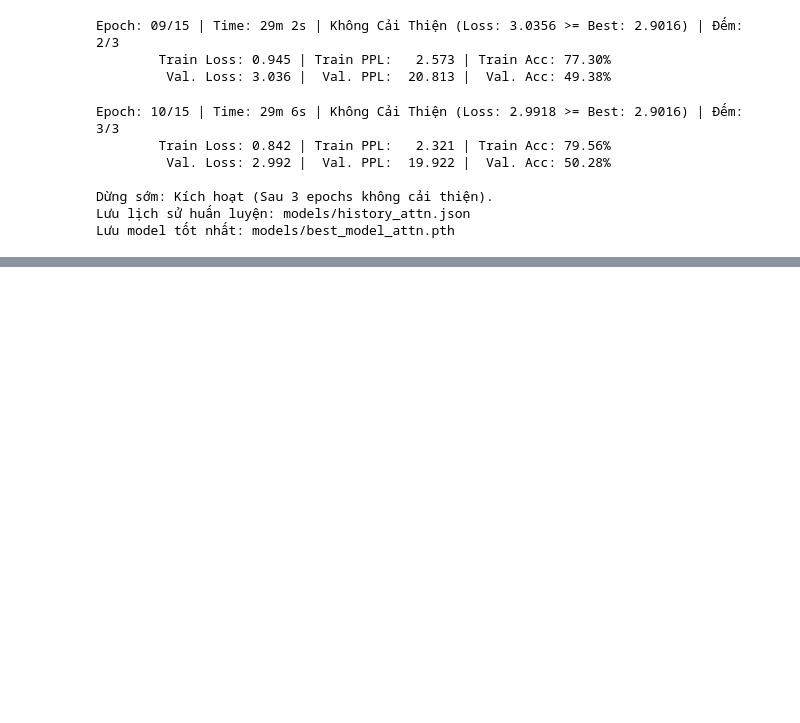
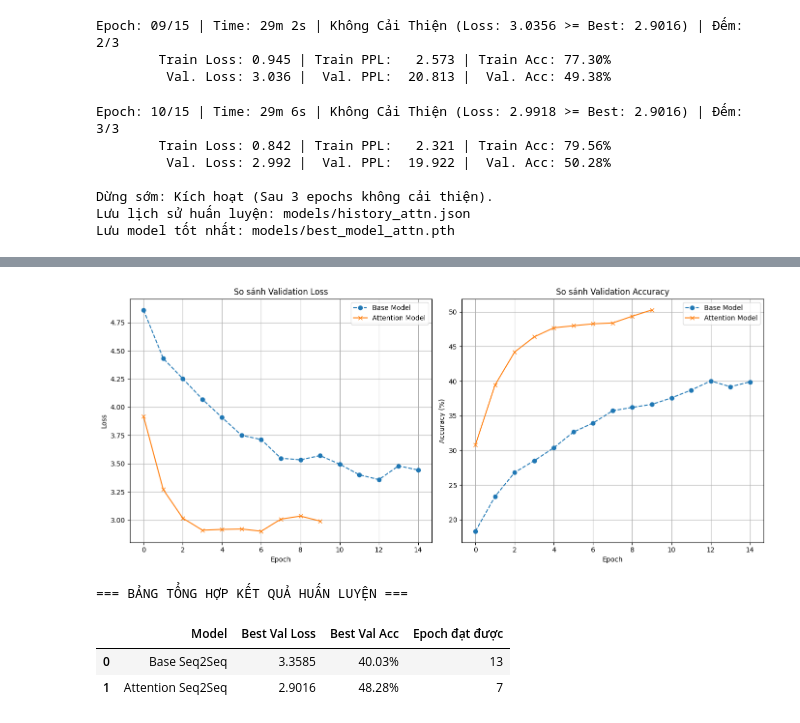
Before and after one commit to hminhquaan/NLP_Project, a Jupyter notebook: scripts/en_fr.ipynb, the cells around one changed output, grey strips where cells are left out. Drawn from its saved outputs; the diff is of its cells as text; code cells hidden in the pictures; blank space fills up the shorter version.

```diff
--- a/scripts/en_fr.ipynb
+++ b/scripts/en_fr.ipynb
@@ -1034,0 +1282,79 @@ Lưu biểu đồ: models/training_chart_attn.png
+# %%
+import matplotlib.pyplot as plt
+import json
+import pandas as pd
+import os
+from IPython.display import display
+
+# ==========================================
+# SO SÁNH HAI MÔ HÌNH
+# ==========================================
+base_history_file = 'models/training_history.json'
+attn_history_file = 'models/history_attn.json'
+
+data = []
+
+# 1. Load dữ liệu
+if os.path.exists(base_history_file) and os.path.exists(attn_history_file):
+    with open(base_history_file, 'r') as f: base_hist = json.load(f)
+    with open(attn_history_file, 'r') as f: attn_hist = json.load(f)
+
+    # 2. Vẽ biểu đồ so sánh
+    plt.figure(figsize=(14, 6))
+
+    # --- Biểu đồ Validation Loss ---
+    plt.subplot(1, 2, 1)
+    plt.plot(base_hist['val_loss'], label='Base Model', linestyle='--', marker='o')
+    plt.plot(attn_hist['val_loss'], label='Attention Model', linestyle='-', marker='x')
+    plt.title('So sánh Validation Loss')
+    plt.xlabel('Epoch')
+    plt.ylabel('Loss')
+    plt.legend()
+    plt.grid(True)
+
+    # --- Biểu đồ Validation Accuracy ---
+    plt.subplot(1, 2, 2)
+    plt.plot([x*100 for x in base_hist['val_acc']], label='Base Model', linestyle='--', marker='o')
+    plt.plot([x*100 for x in attn_hist['val_acc']], label='Attention Model', linestyle='-', marker='x')
+    plt.title('So sánh Validation Accuracy')
+    plt.xlabel('Epoch')
+    plt.ylabel('Accuracy (%)')
+    plt.legend()
+    plt.grid(True)
+
+    plt.tight_layout()
+    plt.savefig('models/comparison_chart.png')
+    plt.show()
+
+    # 3. Bảng tổng hợp chỉ số tốt nhất
+    # Tìm epoch có Val Loss thấp nhất
+    best_base_idx = base_hist['val_loss'].index(min(base_hist['val_loss']))
+    best_attn_idx = attn_hist['val_loss'].index(min(attn_hist['val_loss']))
+
+    data.append({
+        'Model': 'Base Seq2Seq',
+        'Best Val Loss': f"{base_hist['val_loss'][best_base_idx]:.4f}",
+        'Best Val Acc': f"{base_hist['val_acc'][best_base_idx]*100:.2f}%",
+        'Epoch đạt được': best_base_idx + 1
+    })
+
+    data.append({
+        'Model': 'Attention Seq2Seq',
+        'Best Val Loss': f"{attn_hist['val_loss'][best_attn_idx]:.4f}",
+        'Best Val Acc': f"{attn_hist['val_acc'][best_attn_idx]*100:.2f}%",
+        'Epoch đạt được': best_attn_idx + 1
+    })
+
+    print("\n=== BẢNG TỔNG HỢP KẾT QUẢ HUẤN LUYỆN ===")
+    df = pd.DataFrame(data)
+
+    display(df.style.set_properties(**{'text-align': 'center'}).set_table_styles([dict(selector='th', props=[('text-align', 'center')])]))
+
+else:
+    print("Không tìm thấy đủ file lịch sử huấn luyện để so sánh.")
+# %% [output]
+[figure, added]
+=== BẢNG TỔNG HỢP KẾT QUẢ HUẤN LUYỆN ===
+|  | Model | Best Val Loss | Best Val Acc | Epoch đạt được |
+| 0 | Base Seq2Seq | 3.3585 | 40.03% | 13 |
+| 1 | Attention Seq2Seq | 2.9016 | 48.28% | 7 |
```
Also changed, not shown: parts of 8 cells of this notebook, 3 other files.
